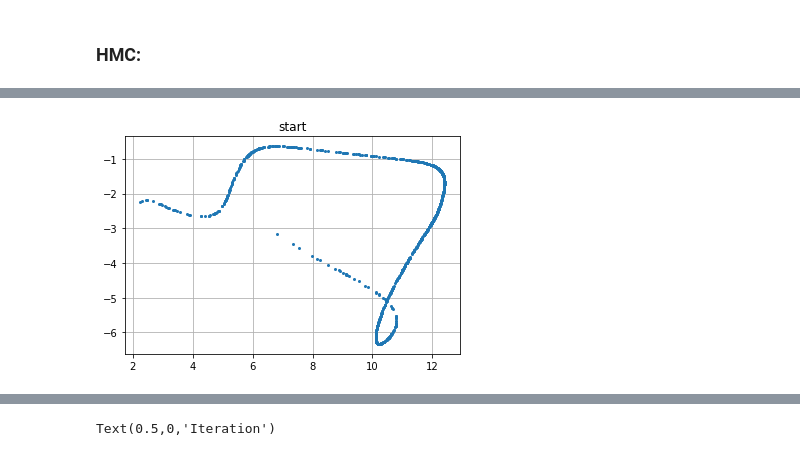
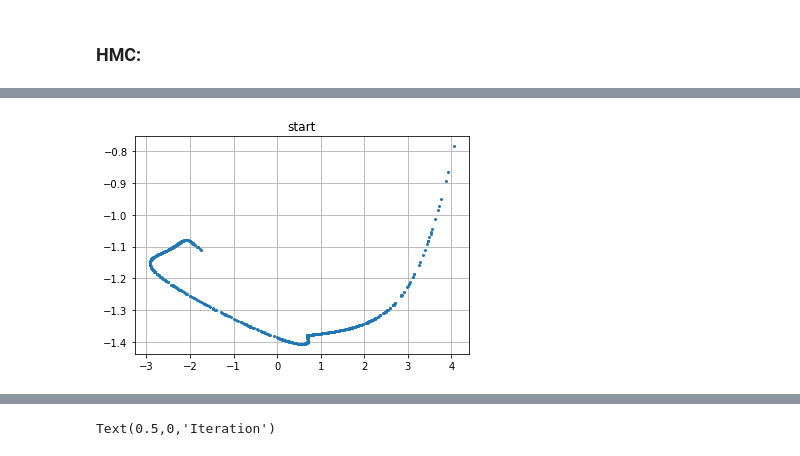
Before and after one commit to deborsheesen/Bayesian-NN-dimension-reduction, a Jupyter notebook: test_sampling.ipynb, the cells around one changed output, grey strips where cells are left out. Cells and saved outputs as stored; diff of their text form; code cells hidden in the pictures.

```diff
--- a/test_sampling.ipynb
+++ b/test_sampling.ipynb
@@ -42,11 +42,12 @@ plt.title("True y");
 # %% [markdown]
 #### Set up neural network:
 # %%
-n_h1 = 25
-n_h2 = 25
+n_h1 = 8
+n_h2 = 4
 nn_model = nn.Sequential(nn.Linear(n_in, n_h1),
                          nn.Tanh(),
                          nn.Linear(n_h1, n_h2),
                          nn.Tanh(),
                          nn.Linear(n_h2, n_out))
 init_normal(nn_model)
+print("Total number of parameters in neural network is", sum(p.numel() for p in nn_model.parameters()))
@@ -101,8 +105,8 @@ Text(0.5,0,'Iteration')
 # %% [markdown]
 ### HMC:
 # %%
-prior_sigma = 1.
-my_model = model(deepcopy(xtrue), deepcopy(ytrue), prior_sigma, error_sigma2, deepcopy(nn_model))
+prior_sigma2 = 1.
+my_model = model(deepcopy(xtrue), deepcopy(ytrue), prior_sigma2, error_sigma2, deepcopy(nn_model))
 my_model.update_grad()
 y_initial = my_model.nn_model(my_model.x)
 plt.plot(list(y_initial[:,0]), list(y_initial[:,1]), 'o', markersize=2)
@@ -114,4 +118,4 @@ Initial loss = tensor(79.3684)
-[figure, old version]
+[figure, new version]
 # %%
 Nsteps = 5000
 n_leapfrog = 50
```
Also changed, not shown: parts of 12 cells of this notebook, 6 other files.
